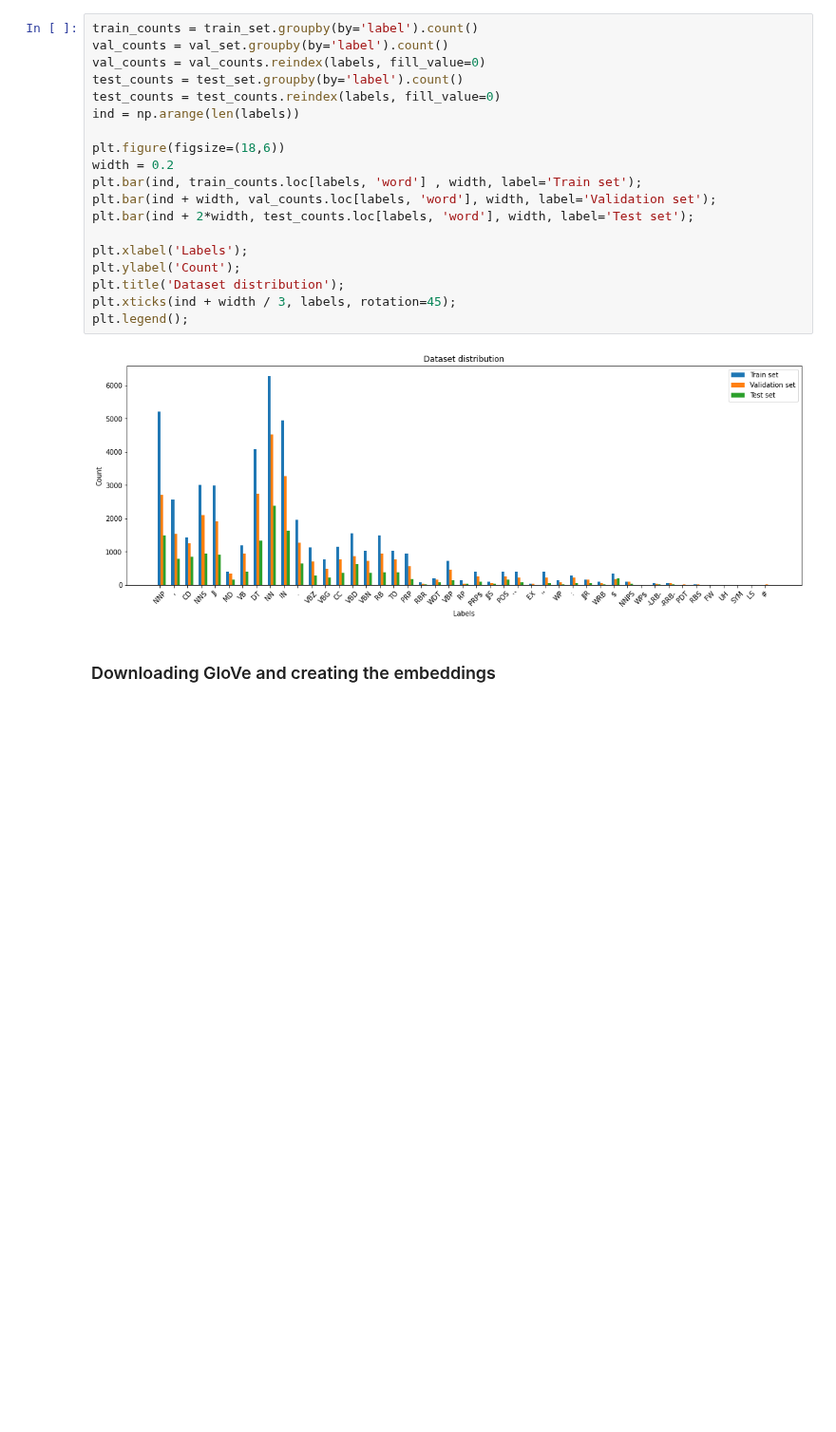
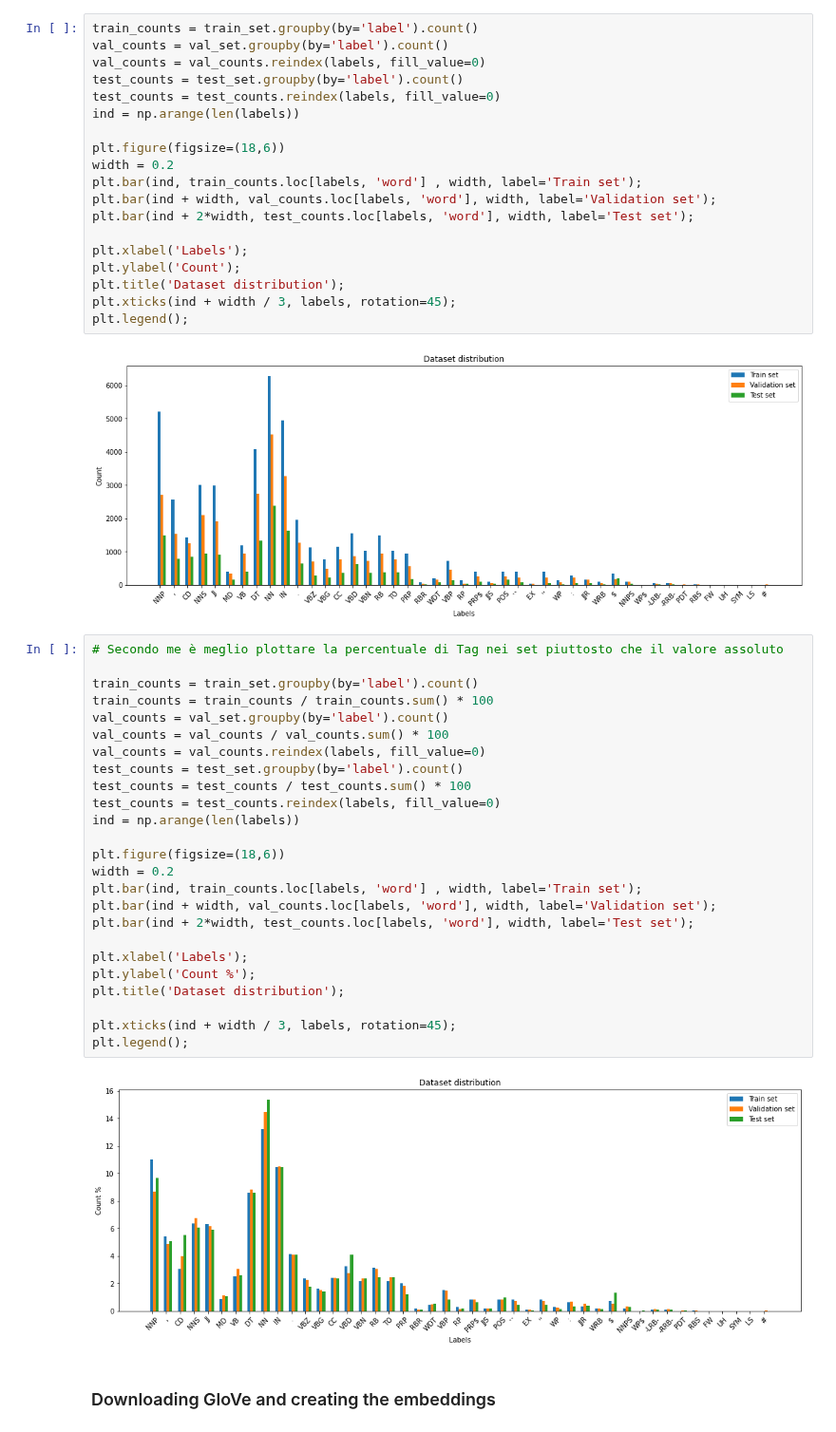
Before and after one commit to younik/pos-tagging, a Jupyter notebook: word-tagging/Assignment_1.ipynb, the cells around one changed output. Shown at 95% size. Drawn from its saved outputs; the diff is of its cells as text; blank space fills up the shorter version.

```diff
--- a/word-tagging/Assignment_1.ipynb
+++ b/word-tagging/Assignment_1.ipynb
@@ -211,5 +211,32 @@ plt.xticks(ind + width / 3, labels, rotation=45);
 plt.legend();
 # %% [output]
 [figure]
+# %%
+# Secondo me è meglio plottare la percentuale di Tag nei set piuttosto che il valore assoluto
+
+train_counts = train_set.groupby(by='label').count()
+train_counts = train_counts / train_counts.sum() * 100
+val_counts = val_set.groupby(by='label').count()
+val_counts = val_counts / val_counts.sum() * 100
+val_counts = val_counts.reindex(labels, fill_value=0)
+test_counts = test_set.groupby(by='label').count()
+test_counts = test_counts / test_counts.sum() * 100
+test_counts = test_counts.reindex(labels, fill_value=0)
+ind = np.arange(len(labels))
+
+plt.figure(figsize=(18,6))
+width = 0.2
+plt.bar(ind, train_counts.loc[labels, 'word'] , width, label='Train set');
+plt.bar(ind + width, val_counts.loc[labels, 'word'], width, label='Validation set');
+plt.bar(ind + 2*width, test_counts.loc[labels, 'word'], width, label='Test set');
+
+plt.xlabel('Labels');
+plt.ylabel('Count %');
+plt.title('Dataset distribution');
+
+plt.xticks(ind + width / 3, labels, rotation=45);
+plt.legend();
+# %% [output]
+[figure, added]
 # %% [markdown]
 ### Downloading GloVe and creating the embeddings
```
Also changed, not shown: parts of 3 cells of this notebook.
